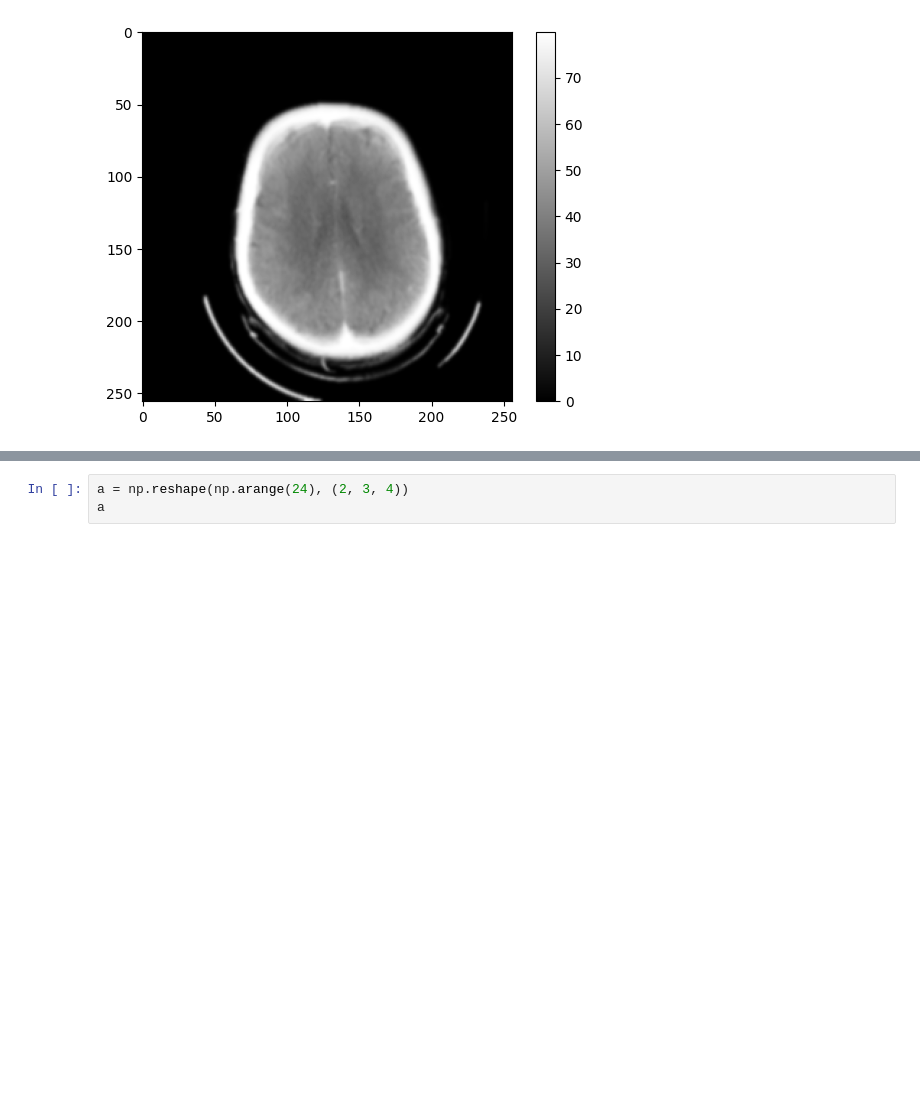
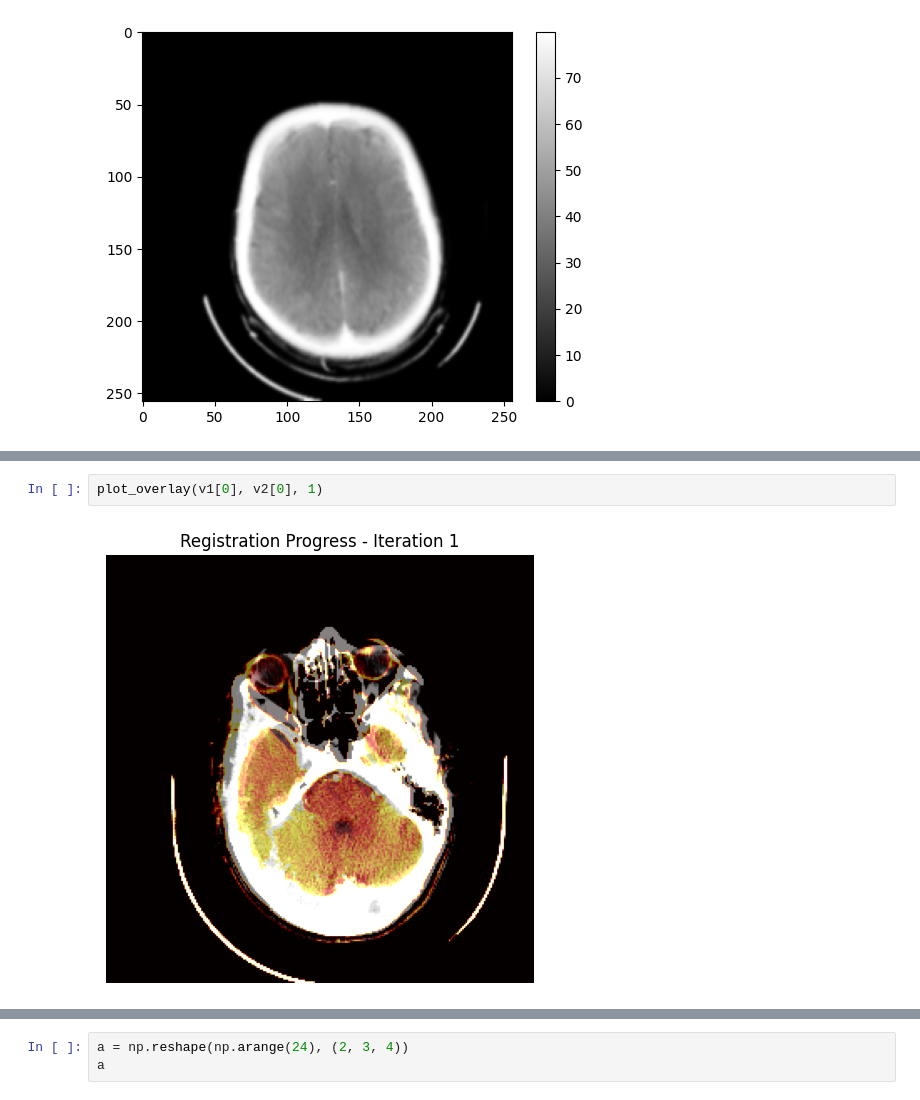
Before and after one commit to Simuschlatz/ChadCTP, a Jupyter notebook: src/playground.ipynb, the cells around one changed output, grey strips where cells are left out. Saved outputs shown, nothing was run; the diff lists cells and outputs as text; blank space fills up the shorter version.

```diff
--- a/src/playground.ipynb
+++ b/src/playground.ipynb
@@ -611,0 +1037,4 @@ plt.show()
+# %%
+plot_overlay(v1[0], v2[0], 1)
+# %% [output]
+[figure, added]
```
Also changed, not shown: parts of 15 cells of this notebook, 3 other files.
